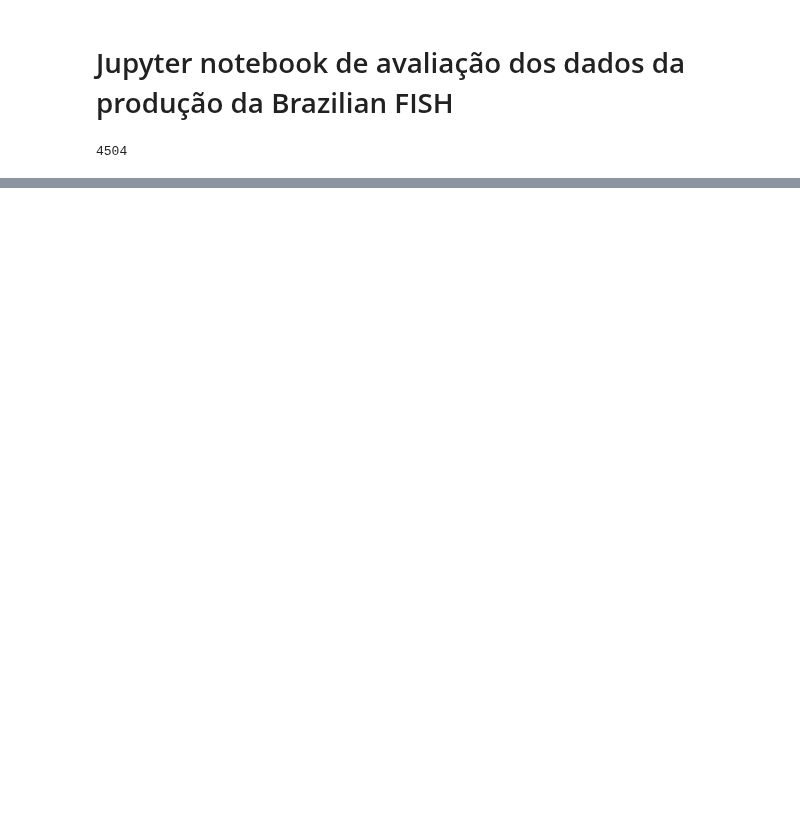
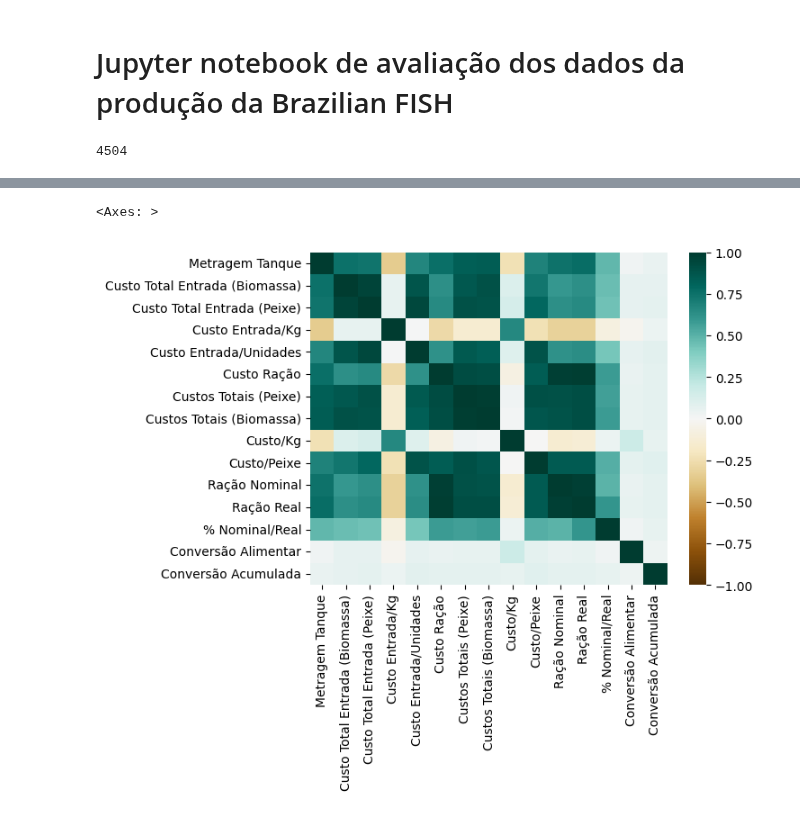
Before and after one commit to crisGriebler/IRD, a Jupyter notebook: fish/ETL_BZF_prod .ipynb, the cells around one changed output, grey strips where cells are left out. Drawn from its saved outputs; the diff is of its cells as text; code cells hidden in the pictures; blank space fills up the shorter version.

```diff
--- a/fish/ETL_BZF_prod .ipynb
+++ b/fish/ETL_BZF_prod .ipynb
@@ -127,0 +217,26 @@ dados.to_excel('prod_num.xlsx', index = False)
+# %%
+num_list = ['Metragem Tanque',
+'Custo Total Entrada (Biomassa)',
+'Custo Total Entrada (Peixe)',
+'Custo Entrada/Kg',
+'Custo Entrada/Unidades',
+'Custo Ração',
+'Custos Totais (Peixe)',
+'Custos Totais (Biomassa)',
+'Custo/Kg',
+'Custo/Peixe',
+'Ração Nominal',
+'Ração Real',
+'% Nominal/Real',
+'Conversão Alimentar',
+'Conversão Acumulada'
+]
+# %%
+#ind_new = ind[num_list]
+temp_df = prod_num.reset_index(drop=True)
+temp_df = prod_num[num_list]
+sns.heatmap(temp_df.corr(),
+           vmin = -1, vmax = 1, cmap = 'BrBG')
+# %% [output]
+<Axes: >
+[figure, added]
```
Also changed, not shown: parts of 13 cells of this notebook, 2 other files.
